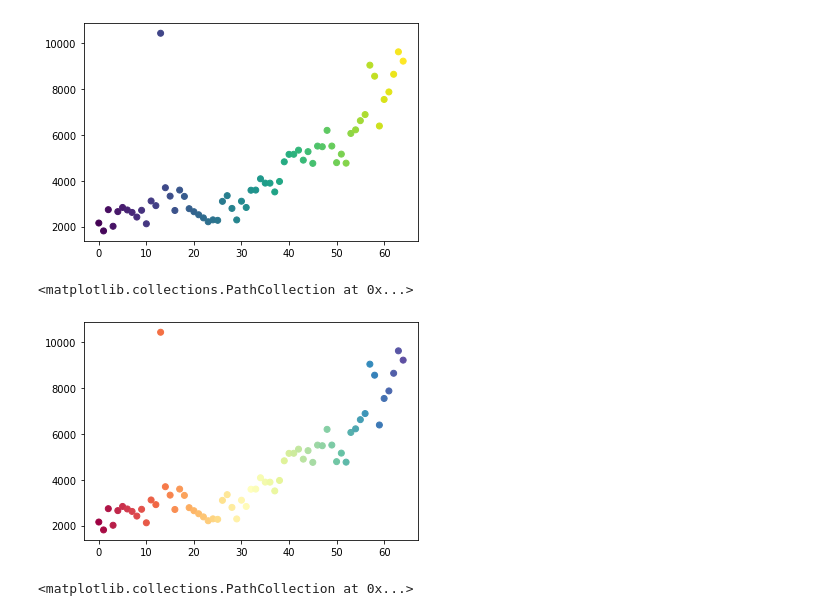
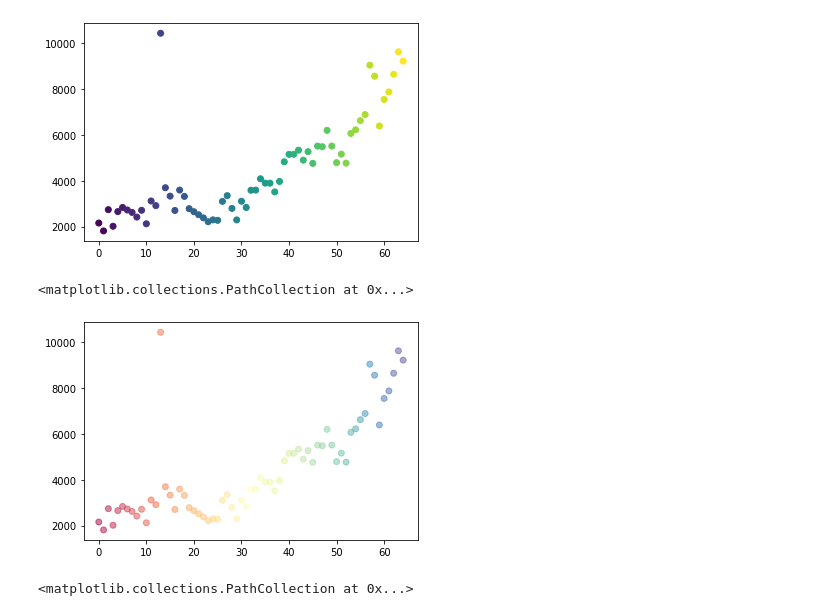
Before and after one commit to tohnperfect/DPDM2021, a Jupyter notebook: Data102_(Chapter_2).ipynb, the cells around one changed output. Cells and saved outputs as stored; diff of their text form; code cells hidden in the pictures.

Commit message:
จบ basic visualization

```diff
--- a/Data102_(Chapter_2).ipynb
+++ b/Data102_(Chapter_2).ipynb
@@ -497,10 +499,10 @@ plt.scatter(range(len(data.iloc[500:-7,1])),data.iloc[500:-7,1],c=range(len(data
 <matplotlib.collections.PathCollection at 0x...>
 [figure]
 # %%
-plt.scatter(range(len(data.iloc[500:-7,1])),data.iloc[500:-7,1],c=range(len(data.iloc[500:-7,1])),cmap='Spectral')
+plt.scatter(range(len(data.iloc[500:-7,1])),data.iloc[500:-7,1],c=range(len(data.iloc[500:-7,1])),cmap='Spectral',alpha=0.5)
 # %% [output]
 <matplotlib.collections.PathCollection at 0x...>
-[figure, old version]
+[figure, new version]
 # %%
 x = [10, 13, 16, 20]
 y = [5, 2, 7, 1]
```
Also changed, not shown: parts of 41 cells of this notebook.
